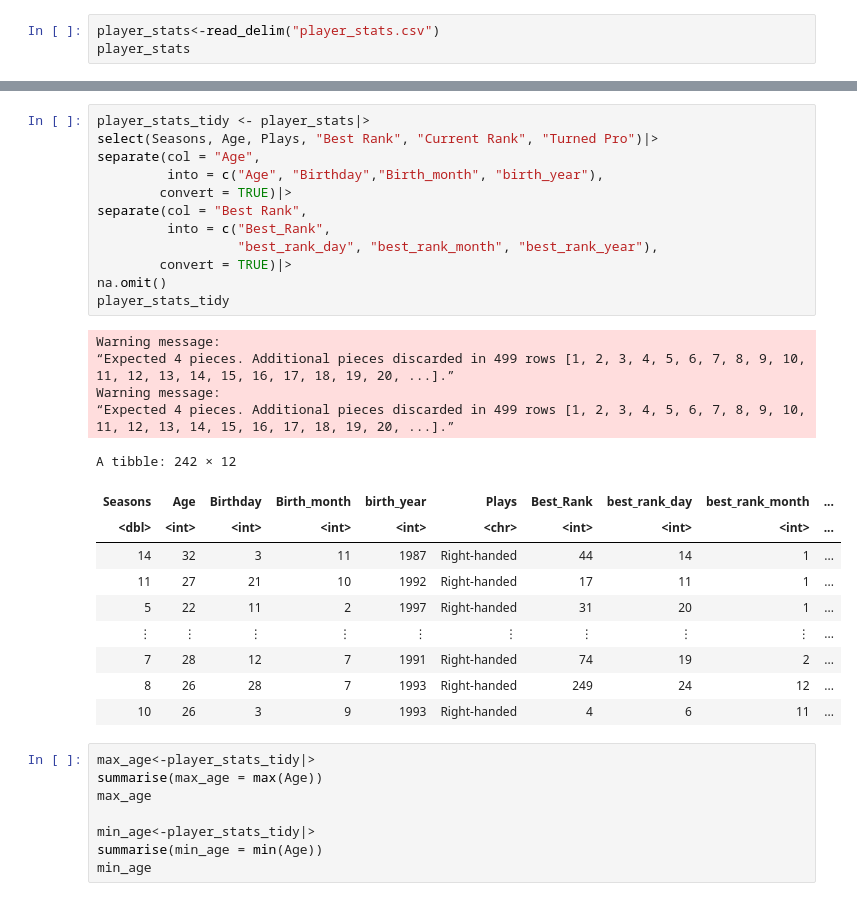
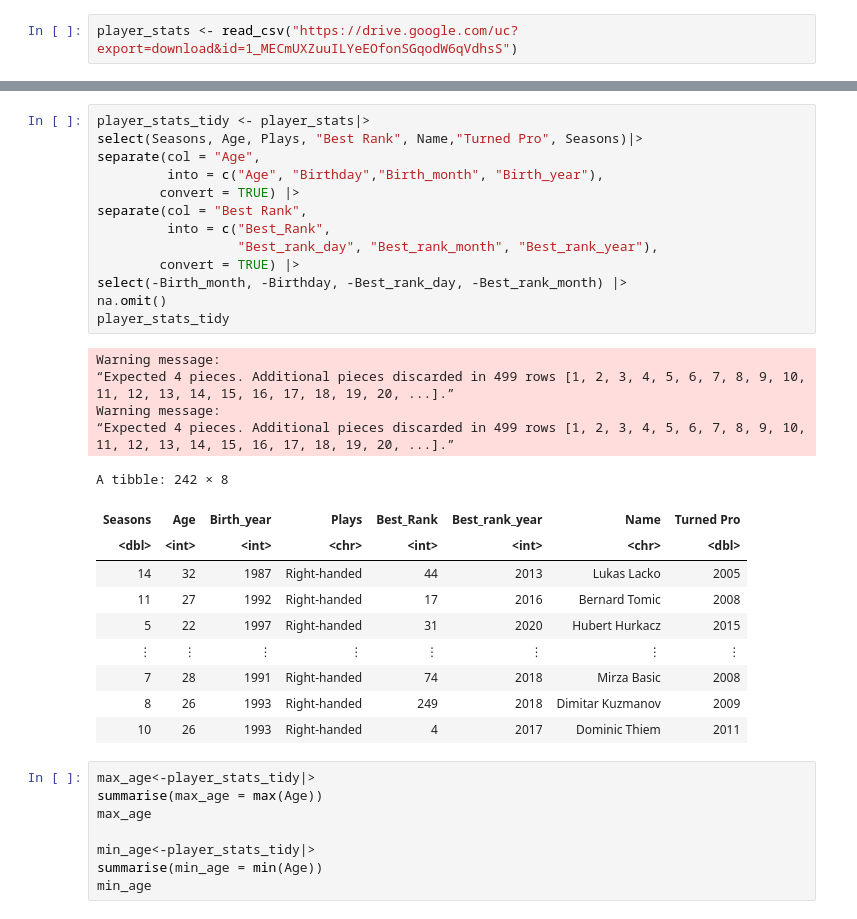
Before and after one commit to renlovette/dsci-100-group-176, a Jupyter notebook: PROJECT PROPOSAL.ipynb, the cells around one changed output, grey strips where cells are left out. Cells and saved outputs as stored; diff of their text form.

```diff
--- a/PROJECT PROPOSAL.ipynb
+++ b/PROJECT PROPOSAL.ipynb
@@ -28,6 +32,5 @@ options(repr.matrix.max.rows = 6)
 # %%
-player_stats<-read_delim("player_stats.csv")
-player_stats
+player_stats <- read_csv("https://drive.google.com/uc?export=download&id=1_MECmUXZuuILYeEOfonSGqodW6qVdhsS")
 # %% [output]
 New names:
 • `` -> `...1`
@@ -52,30 +57,31 @@ A spec_tbl_df: 500 × 38
 # %%
 player_stats_tidy <- player_stats|>
-select(Seasons, Age, Plays, "Best Rank", "Current Rank", "Turned Pro")|>
+select(Seasons, Age, Plays, "Best Rank", Name,"Turned Pro", Seasons)|>
 separate(col = "Age",
-         into = c("Age", "Birthday","Birth_month", "birth_year"),
-        convert = TRUE)|>
+         into = c("Age", "Birthday","Birth_month", "Birth_year"),
+        convert = TRUE) |>
 separate(col = "Best Rank",
          into = c("Best_Rank",
-                  "best_rank_day", "best_rank_month", "best_rank_year"),
-        convert = TRUE)|>
+                  "Best_rank_day", "Best_rank_month", "Best_rank_year"),
+        convert = TRUE) |>
+select(-Birth_month, -Birthday, -Best_rank_day, -Best_rank_month) |>
 na.omit()
 player_stats_tidy
 # %% [output]
 Warning message:
 “Expected 4 pieces. Additional pieces discarded in 499 rows [1, 2, 3, 4, 5, 6, 7, 8, 9, 10, 11, 12, 13, 14, 15, 16, 17, 18, 19, 20, ...].”
 Warning message:
 “Expected 4 pieces. Additional pieces discarded in 499 rows [1, 2, 3, 4, 5, 6, 7, 8, 9, 10, 11, 12, 13, 14, 15, 16, 17, 18, 19, 20, ...].”
-A tibble: 242 × 12
+A tibble: 242 × 8
-| Seasons | Age | Birthday | Birth_month | birth_year | Plays | Best_Rank | best_rank_day | best_rank_month | ... |
-| <dbl> | <int> | <int> | <int> | <int> | <chr> | <int> | <int> | <int> | ... |
-| 14 | 32 | 3 | 11 | 1987 | Right-handed | 44 | 14 | 1 | ... |
-| 11 | 27 | 21 | 10 | 1992 | Right-handed | 17 | 11 | 1 | ... |
-| 5 | 22 | 11 | 2 | 1997 | Right-handed | 31 | 20 | 1 | ... |
-| ⋮ | ⋮ | ⋮ | ⋮ | ⋮ | ⋮ | ⋮ | ⋮ | ⋮ | ... |
-| 7 | 28 | 12 | 7 | 1991 | Right-handed | 74 | 19 | 2 | ... |
-| 8 | 26 | 28 | 7 | 1993 | Right-handed | 249 | 24 | 12 | ... |
-| 10 | 26 | 3 | 9 | 1993 | Right-handed | 4 | 6 | 11 | ... |
+| Seasons | Age | Birth_year | Plays | Best_Rank | Best_rank_year | Name | Turned Pro |
+| <dbl> | <int> | <int> | <chr> | <int> | <int> | <chr> | <dbl> |
+| 14 | 32 | 1987 | Right-handed | 44 | 2013 | Lukas Lacko | 2005 |
+| 11 | 27 | 1992 | Right-handed | 17 | 2016 | Bernard Tomic | 2008 |
+| 5 | 22 | 1997 | Right-handed | 31 | 2020 | Hubert Hurkacz | 2015 |
+| ⋮ | ⋮ | ⋮ | ⋮ | ⋮ | ⋮ | ⋮ | ⋮ |
+| 7 | 28 | 1991 | Right-handed | 74 | 2018 | Mirza Basic | 2008 |
+| 8 | 26 | 1993 | Right-handed | 249 | 2018 | Dimitar Kuzmanov | 2009 |
+| 10 | 26 | 1993 | Right-handed | 4 | 2017 | Dominic Thiem | 2011 |
 # %%
 max_age<-player_stats_tidy|>
 summarise(max_age = max(Age))
```
Also changed, not shown: parts of 5 cells of this notebook, 1 other file.
